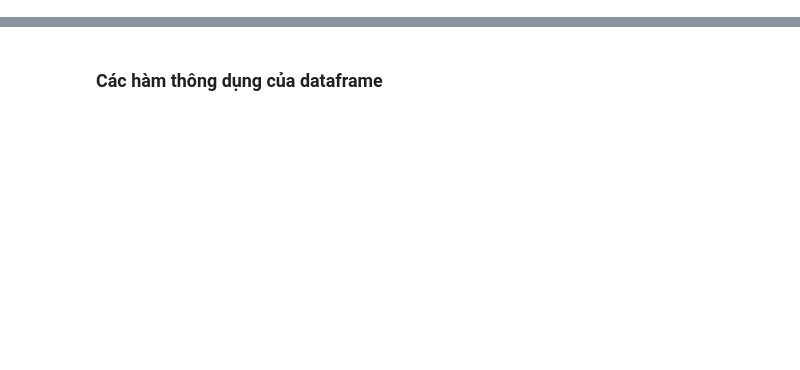
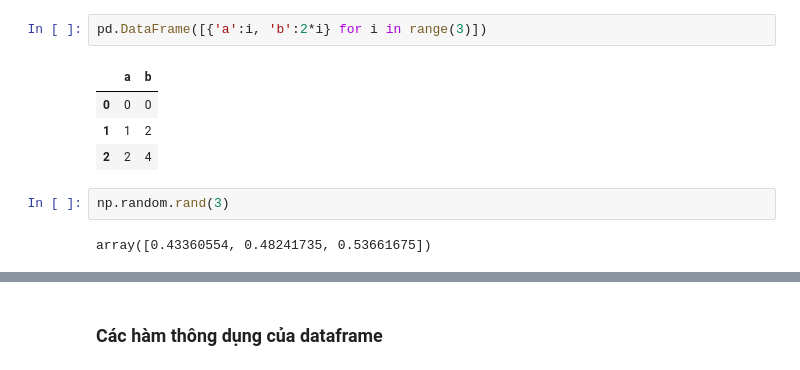
Before and after one commit to sonhoang23/Data-Science, a Jupyter notebook: repos/SonHoang23/1. PythonDataScienceHandbook/CodeExplore_1_Pandas_DataFrame/Pandas.ipynb, the cells around one changed output, grey strips where cells are left out. Drawn from its saved outputs; the diff is of its cells as text; blank space fills up the shorter version.

```diff
--- a/repos/SonHoang23/1. PythonDataScienceHandbook/CodeExplore_1_Pandas_DataFrame/Pandas.ipynb
+++ b/repos/SonHoang23/1. PythonDataScienceHandbook/CodeExplore_1_Pandas_DataFrame/Pandas.ipynb
@@ -7,0 +197,11 @@ iris_dataframe= pd.DataFrame(X_train, columns= iris_dataset.feature_names)
+# %%
+pd.DataFrame([{'a':i, 'b':2*i} for i in range(3)])
+# %% [output]
+|  | a | b |
+| 0 | 0 | 0 |
+| 1 | 1 | 2 |
+| 2 | 2 | 4 |
+# %%
+np.random.rand(3)
+# %% [output]
+array([0.43360554, 0.48241735, 0.53661675])
```
Also changed, not shown: parts of 59 cells of this notebook, 19 other files.
